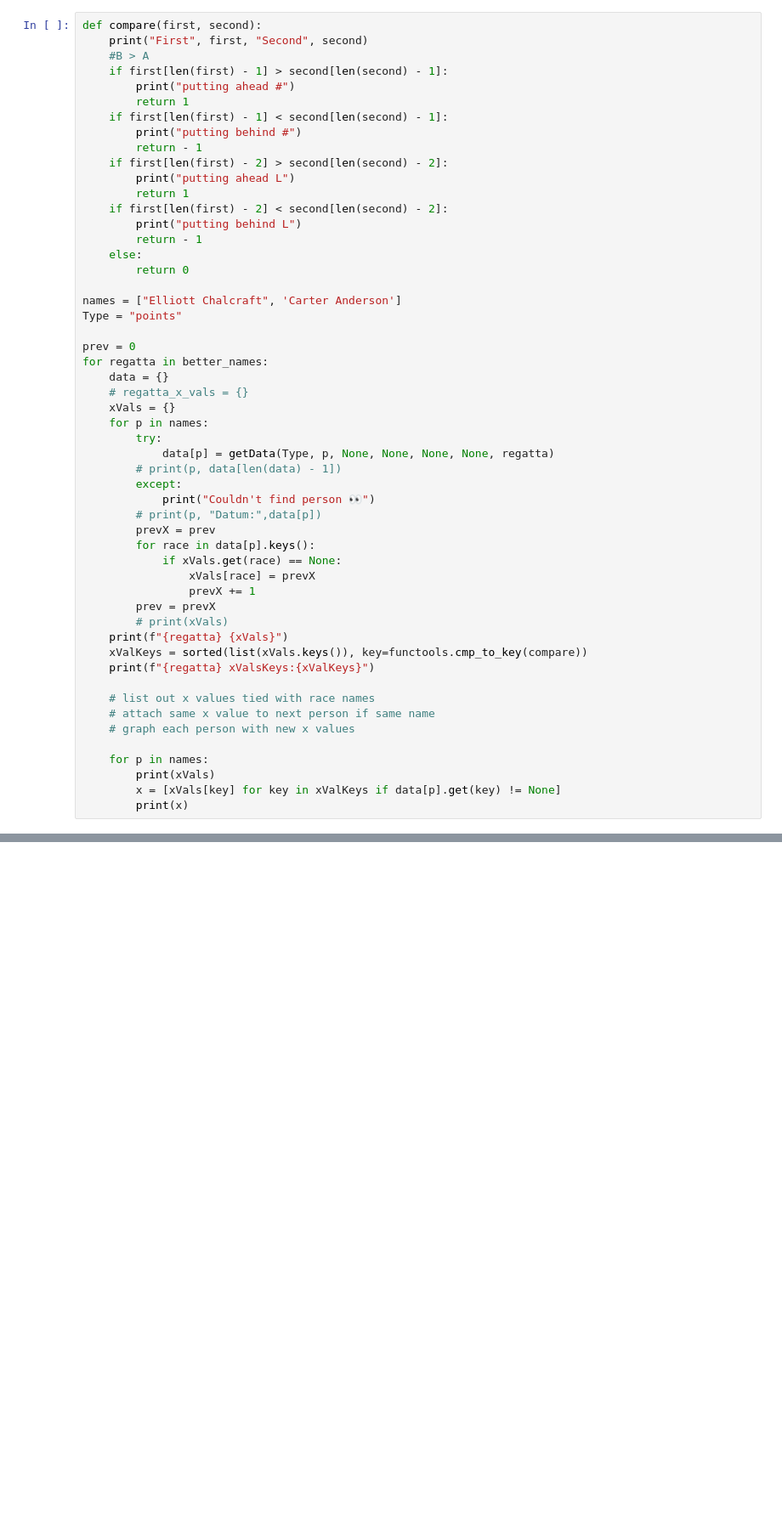
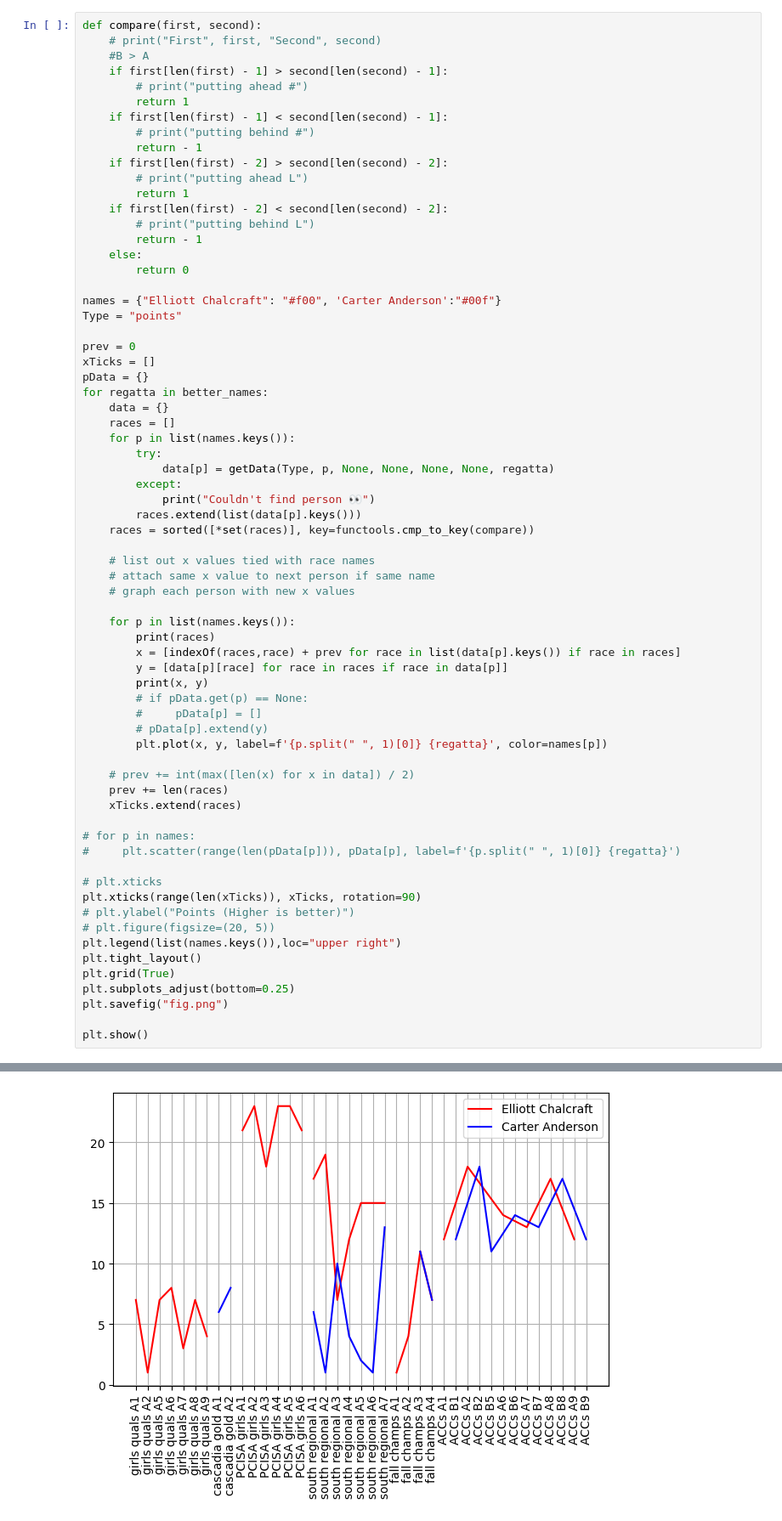
Before and after one commit to 7fi/score-scraper, a Jupyter notebook: test.ipynb, the cells around one changed output, grey strips where cells are left out. Shown at 85% size. Saved outputs shown, nothing was run; the diff lists cells and outputs as text; blank space fills up the shorter version.

```diff
--- a/test.ipynb
+++ b/test.ipynb
@@ -315,54 +322,69 @@ Carter Anderson {'ACCs B1': 12, 'ACCs B2': 18, 'ACCs B5': 11, 'ACCs B6': 14, 'AC
 # %%
 def compare(first, second):
-    print("First", first, "Second", second)
+    # print("First", first, "Second", second)
     #B > A
     if first[len(first) - 1] > second[len(second) - 1]:
-        print("putting ahead #")
+        # print("putting ahead #")
         return 1
     if first[len(first) - 1] < second[len(second) - 1]:
-        print("putting behind #")
+        # print("putting behind #")
         return - 1
     if first[len(first) - 2] > second[len(second) - 2]:
-        print("putting ahead L")
+        # print("putting ahead L")
         return 1
     if first[len(first) - 2] < second[len(second) - 2]:
-        print("putting behind L")
+        # print("putting behind L")
         return - 1
     else:
         return 0
 
-names = ["Elliott Chalcraft", 'Carter Anderson']
+names = {"Elliott Chalcraft": "#f00", 'Carter Anderson':"#00f"}
 Type = "points"
 
 prev = 0
+xTicks = []
+pData = {}
 for regatta in better_names:
     data = {}
-    # regatta_x_vals = {}
-    xVals = {}
-    for p in names:
+    races = []
+    for p in list(names.keys()):
         try:
             data[p] = getData(Type, p, None, None, None, None, regatta)
-        # print(p, data[len(data) - 1])
         except:
             print("Couldn't find person 👀")
-        # print(p, "Datum:",data[p])
-        prevX = prev
-        for race in data[p].keys():
-            if xVals.get(race) == None:
-                xVals[race] = prevX
-                prevX += 1
-        prev = prevX
-        # print(xVals)
-    print(f"{regatta} {xVals}")
-    xValKeys = sorted(list(xVals.keys()), key=functools.cmp_to_key(compare))
-    print(f"{regatta} xValsKeys:{xValKeys}")
+        races.extend(list(data[p].keys()))
+    races = sorted([*set(races)], key=functools.cmp_to_key(compare))
 
     # list out x values tied with race names
     # attach same x value to next person if same name
     # graph each person with new x values
 
-    for p in names:
-        print(xVals)
-        x = [xVals[key] for key in xValKeys if data[p].get(key) != None]
-        print(x)
+    for p in list(names.keys()):
+        print(races)
+        x = [indexOf(races,race) + prev for race in list(data[p].keys()) if race in races]
+        y = [data[p][race] for race in races if race in data[p]]
+        print(x, y)
+        # if pData.get(p) == None:
+        #     pData[p] = []
+        # pData[p].extend(y)
+        plt.plot(x, y, label=f'{p.split(" ", 1)[0]} {regatta}', color=names[p])
+
+    # prev += int(max([len(x) for x in data]) / 2)
+    prev += len(races)
+    xTicks.extend(races)
+
+# for p in names:
+#     plt.scatter(range(len(pData[p])), pData[p], label=f'{p.split(" ", 1)[0]} {regatta}')
+
+# plt.xticks
+plt.xticks(range(len(xTicks)), xTicks, rotation=90)
+# plt.ylabel("Points (Higher is better)")
+# plt.figure(figsize=(20, 5))
+plt.legend(list(names.keys()),loc="upper right")
+plt.tight_layout()
+plt.grid(True)
+plt.subplots_adjust(bottom=0.25)
+plt.savefig("fig.png")
+
+plt.show()
 # %% [output]
@@ -385,0 +408 @@ First ACCs B1 Second ACCs A9
+[figure, added]
```
Also changed, not shown: parts of 3 cells of this notebook, 2 other files.
